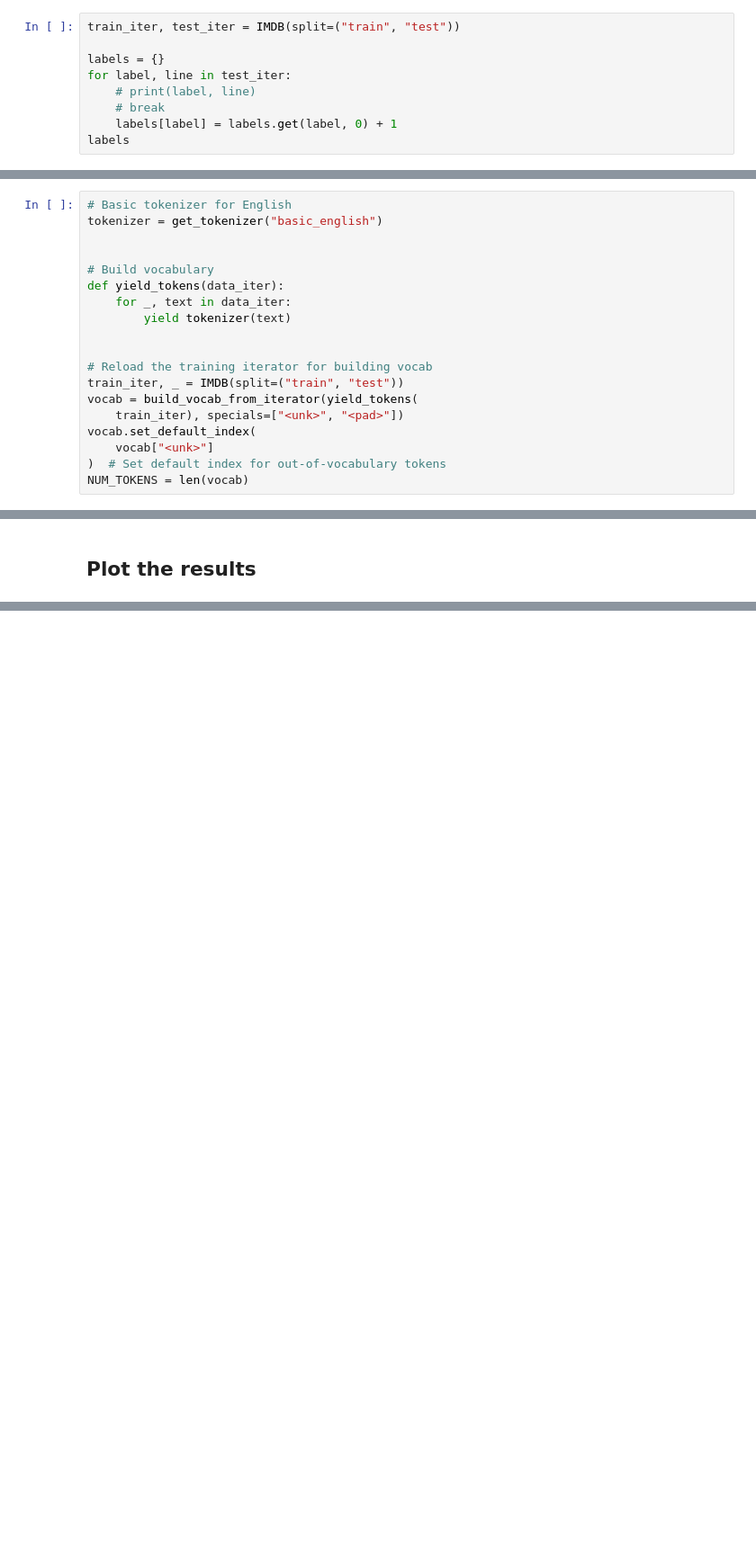
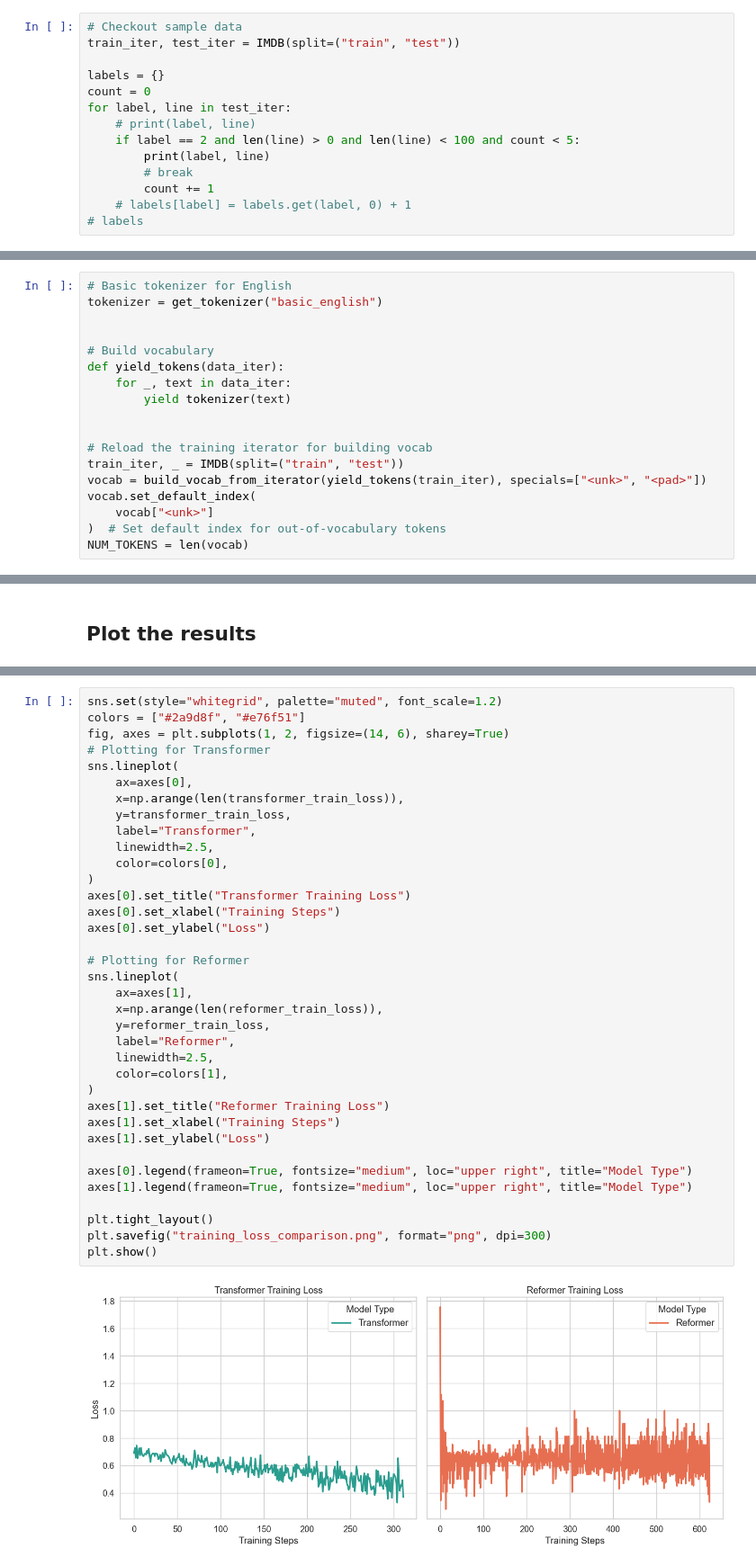
Before and after one commit to chen-0902/Reformer, a Jupyter notebook: sentiment_analysis.ipynb, the cells around one changed output, grey strips where cells are left out. Shown at 90% size. Saved outputs shown, nothing was run; the diff lists cells and outputs as text; blank space fills up the shorter version.

```diff
--- a/sentiment_analysis.ipynb
+++ b/sentiment_analysis.ipynb
@@ -34,12 +36,17 @@ Use the IMDB dataset for sentiment analysis. The dataset is already available in
 - label = 0 means negative sentiment
 - label = 1 means positive sentiment.
 # %%
+# Checkout sample data
 train_iter, test_iter = IMDB(split=("train", "test"))
 
 labels = {}
+count = 0
 for label, line in test_iter:
     # print(label, line)
-    # break
-    labels[label] = labels.get(label, 0) + 1
-labels
+    if label == 2 and len(line) > 0 and len(line) < 100 and count < 5:
+        print(label, line)
+        # break
+        count += 1
+    # labels[label] = labels.get(label, 0) + 1
+# labels
 # %% [output]
@@ -57,8 +68,7 @@ def yield_tokens(data_iter):
 
 # Reload the training iterator for building vocab
 train_iter, _ = IMDB(split=("train", "test"))
-vocab = build_vocab_from_iterator(yield_tokens(
-    train_iter), specials=["<unk>", "<pad>"])
+vocab = build_vocab_from_iterator(yield_tokens(train_iter), specials=["<unk>", "<pad>"])
 vocab.set_default_index(
     vocab["<unk>"]
 )  # Set default index for out-of-vocabulary tokens
@@ -485,0 +473,38 @@ plt.show()
+# %%
+sns.set(style="whitegrid", palette="muted", font_scale=1.2)
+colors = ["#2a9d8f", "#e76f51"]
+fig, axes = plt.subplots(1, 2, figsize=(14, 6), sharey=True)
+# Plotting for Transformer
+sns.lineplot(
+    ax=axes[0],
+    x=np.arange(len(transformer_train_loss)),
+    y=transformer_train_loss,
+    label="Transformer",
+    linewidth=2.5,
+    color=colors[0],
+)
+axes[0].set_title("Transformer Training Loss")
+axes[0].set_xlabel("Training Steps")
+axes[0].set_ylabel("Loss")
+
+# Plotting for Reformer
+sns.lineplot(
+    ax=axes[1],
+    x=np.arange(len(reformer_train_loss)),
+    y=reformer_train_loss,
+    label="Reformer",
+    linewidth=2.5,
+    color=colors[1],
+)
+axes[1].set_title("Reformer Training Loss")
+axes[1].set_xlabel("Training Steps")
+axes[1].set_ylabel("Loss")
+
+axes[0].legend(frameon=True, fontsize="medium", loc="upper right", title="Model Type")
+axes[1].legend(frameon=True, fontsize="medium", loc="upper right", title="Model Type")
+
+plt.tight_layout()
+plt.savefig("training_loss_comparison.png", format="png", dpi=300)
+plt.show()
+# %% [output]
+[figure, added]
```
Also changed, not shown: parts of 11 cells of this notebook.
